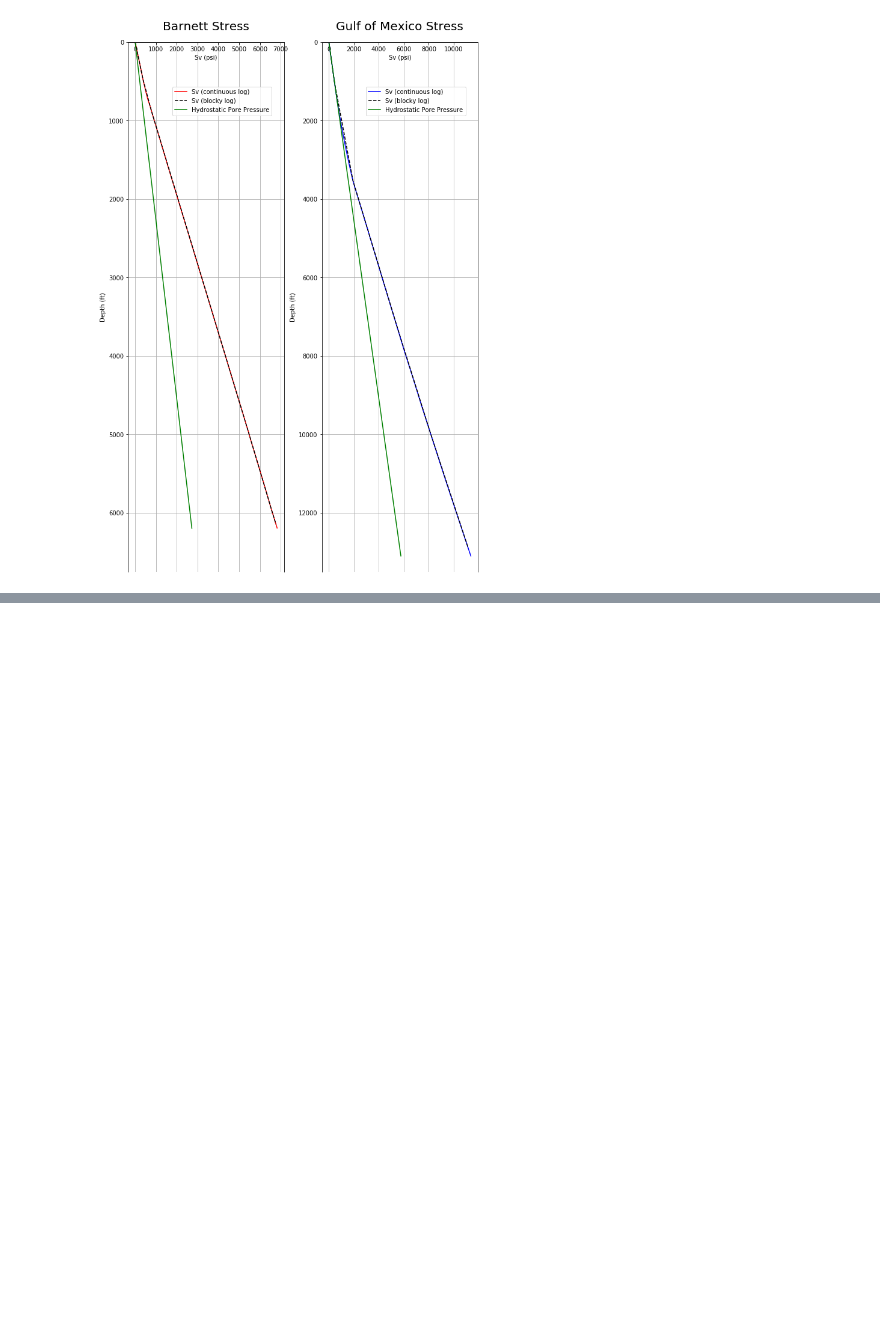
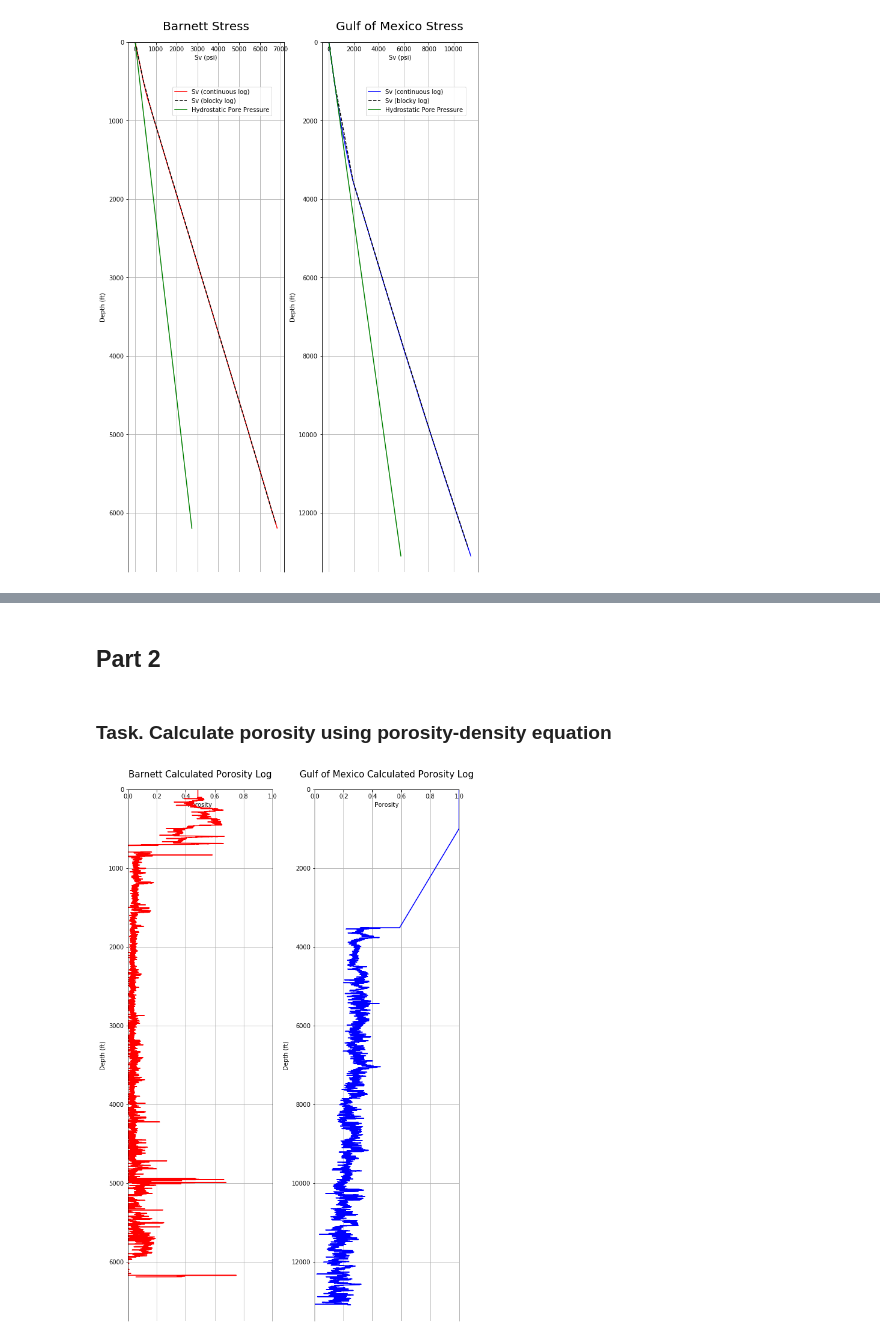
Before and after one commit to yohanesnuwara/reservoir-geomechanics, a Jupyter notebook: homework 1/homework1_reservoir_geomechanics.ipynb, the cells around one changed output, grey strips where cells are left out. Drawn from its saved outputs; the diff is of its cells as text; code cells hidden in the pictures; blank space fills up the shorter version.

```diff
--- a/homework 1/homework1_reservoir_geomechanics.ipynb
+++ b/homework 1/homework1_reservoir_geomechanics.ipynb
@@ -278,0 +319,37 @@ plt.tight_layout(pad=1.0) # set distance between two plots
+# %% [markdown]
+## Part 2
+# %% [markdown]
+### Task. Calculate porosity using porosity-density equation
+# %%
+rhom = 2.7 # matrix density, g/cm3
+rhof = 1 # brine porosity, g/cm3
+
+# equation: rhob = ((1 - poro) * rhom) + (poro * rhof)
+
+poro_barnett = (rho_barnett_new - rhom) / (rhof - rhom)
+poro_gom = (rho_gom_new - rhom) / (rhof - rhom)
+
+# plot barnett and GOM calculated porosity
+plt.figure(figsize=(9, 13))
+
+plt.subplot(1, 2, 1)
+plt.plot(poro_barnett, depth_barnett_new, 'r')
+plt.title("Barnett Calculated Porosity Log", pad=20, size=15)
+plt.xlabel("Porosity"); plt.ylabel("Depth (ft)")
+plt.grid(True)
+plt.ylim(0, 6750); plt.xlim(0, 1)
+plt.gca().invert_yaxis()
+plt.gca().spines['bottom'].set_position('zero')
+
+plt.subplot(1, 2, 2)
+plt.plot(poro_gom, depth_gom_new, 'b')
+plt.title("Gulf of Mexico Calculated Porosity Log", pad=20, size=15)
+plt.xlabel("Porosity"); plt.ylabel("Depth (ft)")
+plt.grid(True)
+plt.ylim(0, 13500); plt.xlim(0, 1)
+plt.gca().invert_yaxis()
+plt.gca().spines['bottom'].set_position('zero')
+
+plt.tight_layout(pad=1.0) # set distance between two plots
+# %% [output]
+[figure, added]
```
Also changed, not shown: parts of 6 cells of this notebook.
